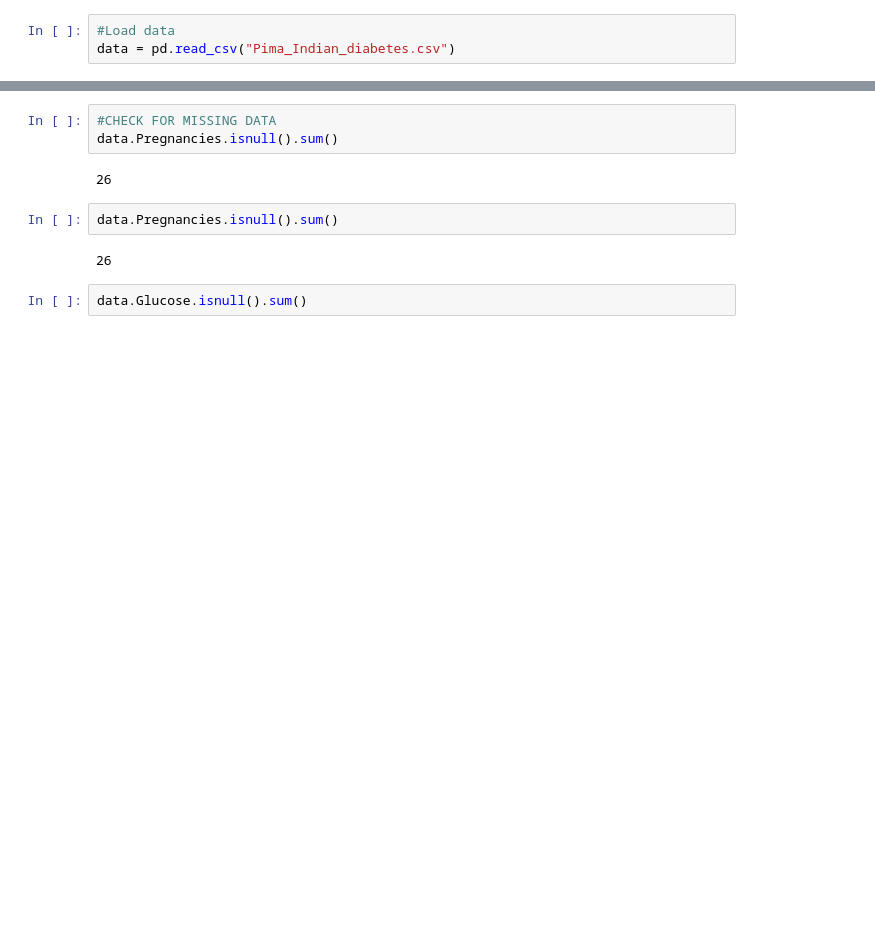
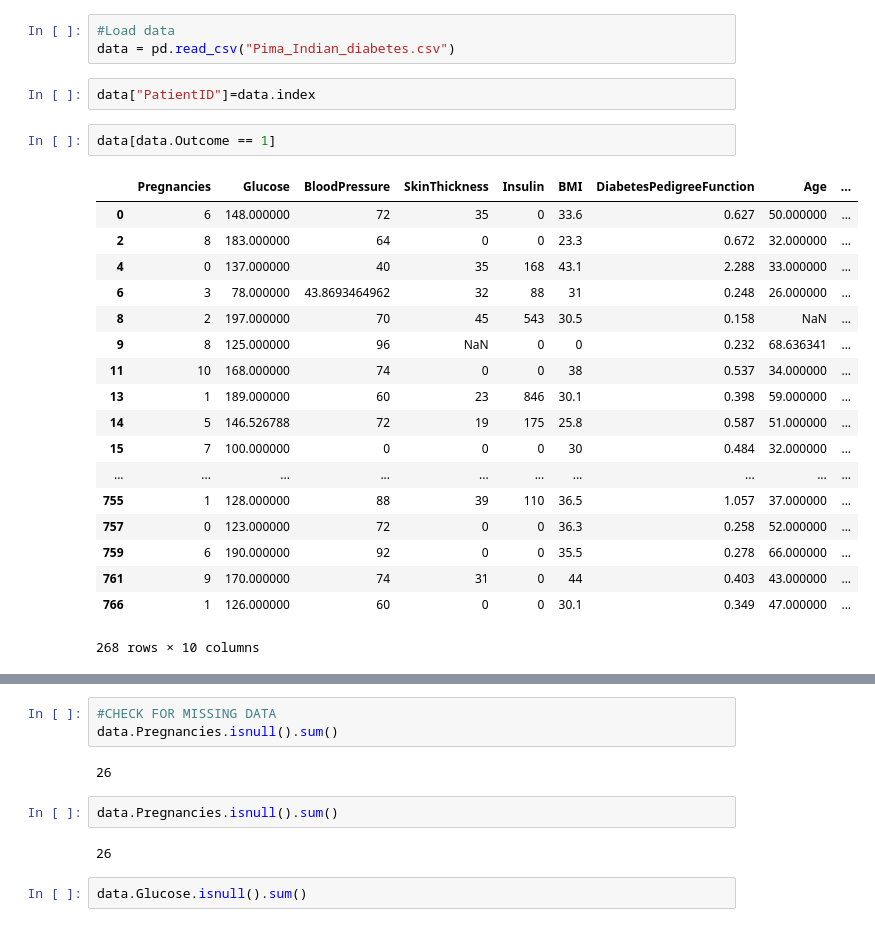
Before and after one commit to gandharvsuri/ML-model-for-Diabetes., a Jupyter notebook: Untitled.ipynb, the cells around one changed output, grey strips where cells are left out. Cells and saved outputs as stored; diff of their text form; blank space fills up the shorter version.

```diff
--- a/Untitled.ipynb
+++ b/Untitled.ipynb
@@ -9,3 +11,26 @@ from sklearn.utils import shuffle
 # %%
 #Load data
 data = pd.read_csv("Pima_Indian_diabetes.csv")
+# %%
+data["PatientID"]=data.index
+# %%
+data[data.Outcome == 1]
+# %% [output]
+|  | Pregnancies | Glucose | BloodPressure | SkinThickness | Insulin | BMI | DiabetesPedigreeFunction | Age | ... |
+| 0 | 6 | 148.000000 | 72 | 35 | 0 | 33.6 | 0.627 | 50.000000 | ... |
+| 2 | 8 | 183.000000 | 64 | 0 | 0 | 23.3 | 0.672 | 32.000000 | ... |
+| 4 | 0 | 137.000000 | 40 | 35 | 168 | 43.1 | 2.288 | 33.000000 | ... |
+| 6 | 3 | 78.000000 | 43.8693464962 | 32 | 88 | 31 | 0.248 | 26.000000 | ... |
+| 8 | 2 | 197.000000 | 70 | 45 | 543 | 30.5 | 0.158 | NaN | ... |
+| 9 | 8 | 125.000000 | 96 | NaN | 0 | 0 | 0.232 | 68.636341 | ... |
+| 11 | 10 | 168.000000 | 74 | 0 | 0 | 38 | 0.537 | 34.000000 | ... |
+| 13 | 1 | 189.000000 | 60 | 23 | 846 | 30.1 | 0.398 | 59.000000 | ... |
+| 14 | 5 | 146.526788 | 72 | 19 | 175 | 25.8 | 0.587 | 51.000000 | ... |
+| 15 | 7 | 100.000000 | 0 | 0 | 0 | 30 | 0.484 | 32.000000 | ... |
+| ... | ... | ... | ... | ... | ... | ... | ... | ... | ... |
+| 755 | 1 | 128.000000 | 88 | 39 | 110 | 36.5 | 1.057 | 37.000000 | ... |
+| 757 | 0 | 123.000000 | 72 | 0 | 0 | 36.3 | 0.258 | 52.000000 | ... |
+| 759 | 6 | 190.000000 | 92 | 0 | 0 | 35.5 | 0.278 | 66.000000 | ... |
+| 761 | 9 | 170.000000 | 74 | 31 | 0 | 44 | 0.403 | 43.000000 | ... |
+| 766 | 1 | 126.000000 | 60 | 0 | 0 | 30.1 | 0.349 | 47.000000 | ... |
+268 rows × 10 columns
```
Also changed, not shown: parts of 3 cells of this notebook, 1 other file.
